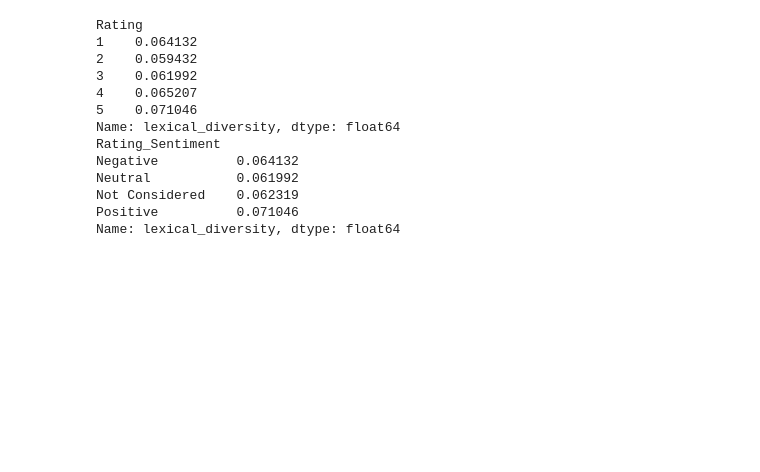
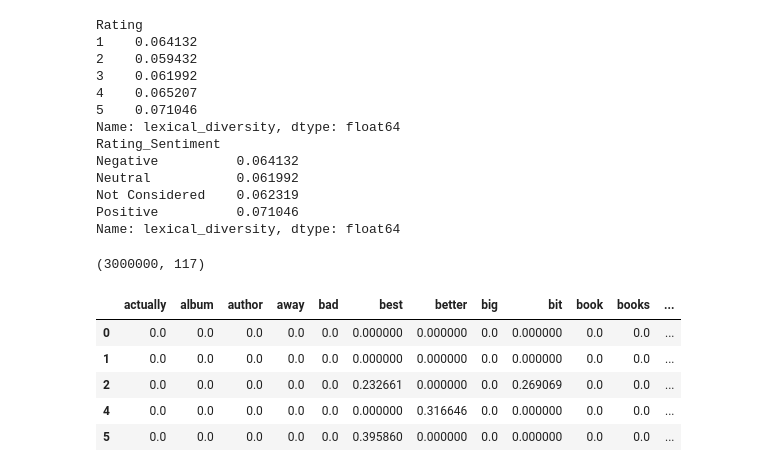
Before and after one commit to nishamizh/ReviewAnalysis-Capstone2, a Jupyter notebook: EDA-NLP.ipynb, the cells around one changed output. Cells and saved outputs as stored; diff of their text form; code cells hidden in the pictures; blank space fills up the shorter version.

```diff
--- a/EDA-NLP.ipynb
+++ b/EDA-NLP.ipynb
@@ -432,3 +447,7 @@ Neutral           0.061992
 Not Considered    0.062319
 Positive          0.071046
 Name: lexical_diversity, dtype: float64
+# %%
+data.shape
+# %% [output]
+(3000000, 117)
@@ -435,4 +456,13 @@ Name: lexical_diversity, dtype: float64
 # %%
-word_columns = [col for col in data.columns if col not in ['Rating', 'Rating_Sentiment', 'Review_Title', 'Review', 'Review_str_len', 'Title_str_len', 'title_word_tokenize', 'Review_word_tokenize', 'title_wtoken_cnt', 'Review_wtoken_cnt', 'Cleaned_Review', 'review_punc_stop_words_removed', 'review_removed_cnt', 'porterStemmer', 'WordNet_Lemmatizer','likert_scale']]
+word_columns = [col for col in filtered_data.columns if col not in ['Rating', 'Rating_Sentiment', 'Review_Title', 'Review', 'Review_str_len', 'Title_str_len', 'title_word_tokenize', 'Review_word_tokenize', 'title_wtoken_cnt', 'Review_wtoken_cnt', 'Cleaned_Review', 'review_punc_stop_words_removed', 'review_removed_cnt', 'porterStemmer', 'WordNet_Lemmatizer','likert_scale','lexical_diversity']]
+# %%
+filtered_data[word_columns].head()
+# %% [output]
+|  | actually | album | author | away | bad | best | better | big | bit | book | books | ... |
+| 0 | 0.0 | 0.0 | 0.0 | 0.0 | 0.0 | 0.000000 | 0.000000 | 0.0 | 0.000000 | 0.0 | 0.0 | ... |
+| 1 | 0.0 | 0.0 | 0.0 | 0.0 | 0.0 | 0.000000 | 0.000000 | 0.0 | 0.000000 | 0.0 | 0.0 | ... |
+| 2 | 0.0 | 0.0 | 0.0 | 0.0 | 0.0 | 0.232661 | 0.000000 | 0.0 | 0.269069 | 0.0 | 0.0 | ... |
+| 4 | 0.0 | 0.0 | 0.0 | 0.0 | 0.0 | 0.000000 | 0.316646 | 0.0 | 0.000000 | 0.0 | 0.0 | ... |
+| 5 | 0.0 | 0.0 | 0.0 | 0.0 | 0.0 | 0.395860 | 0.000000 | 0.0 | 0.000000 | 0.0 | 0.0 | ... |
 # %%
 # Apply PCA to reduce dimensions
```
Also changed, not shown: parts of 18 cells of this notebook.
